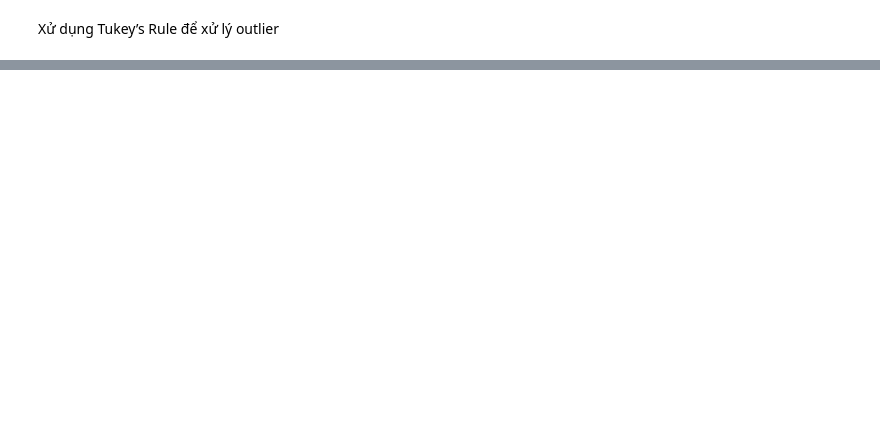
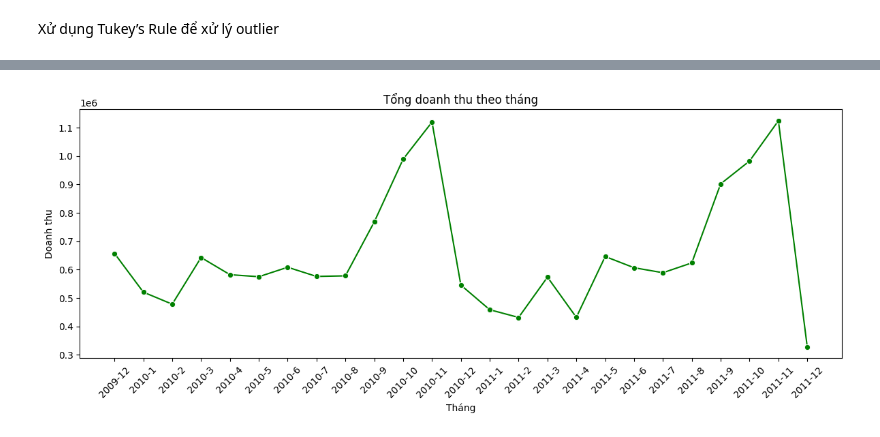
Before and after one commit to dangtranha/data-mining, a Jupyter notebook: 2_eda_visualization.ipynb, the cells around one changed output, grey strips where cells are left out. Cells and saved outputs as stored; diff of their text form; code cells hidden in the pictures; blank space fills up the shorter version.

```diff
--- a/2_eda_visualization.ipynb
+++ b/2_eda_visualization.ipynb
@@ -137,0 +160,16 @@ plt.show()
+# %%
+monthly_sales = df_processed.copy()
+monthly_sales['TotalPrice'] = monthly_sales['Quantity'] * monthly_sales['Price']
+sales_by_month = monthly_sales.groupby(['Year', 'Month'])['TotalPrice'].sum().reset_index()
+sales_by_month['YearMonth'] = sales_by_month['Year'].astype(str) + '-' + sales_by_month['Month'].astype(str)
+
+plt.figure(figsize=(12, 5))
+sns.lineplot(data=sales_by_month, x='YearMonth', y='TotalPrice', marker='o', color='green')
+plt.xticks(rotation=45)
+plt.title('Tổng doanh thu theo tháng')
+plt.xlabel('Tháng')
+plt.ylabel('Doanh thu')
+plt.tight_layout()
+plt.show()
+# %% [output]
+[figure, added]
```
Also changed, not shown: parts of 18 cells of this notebook.
